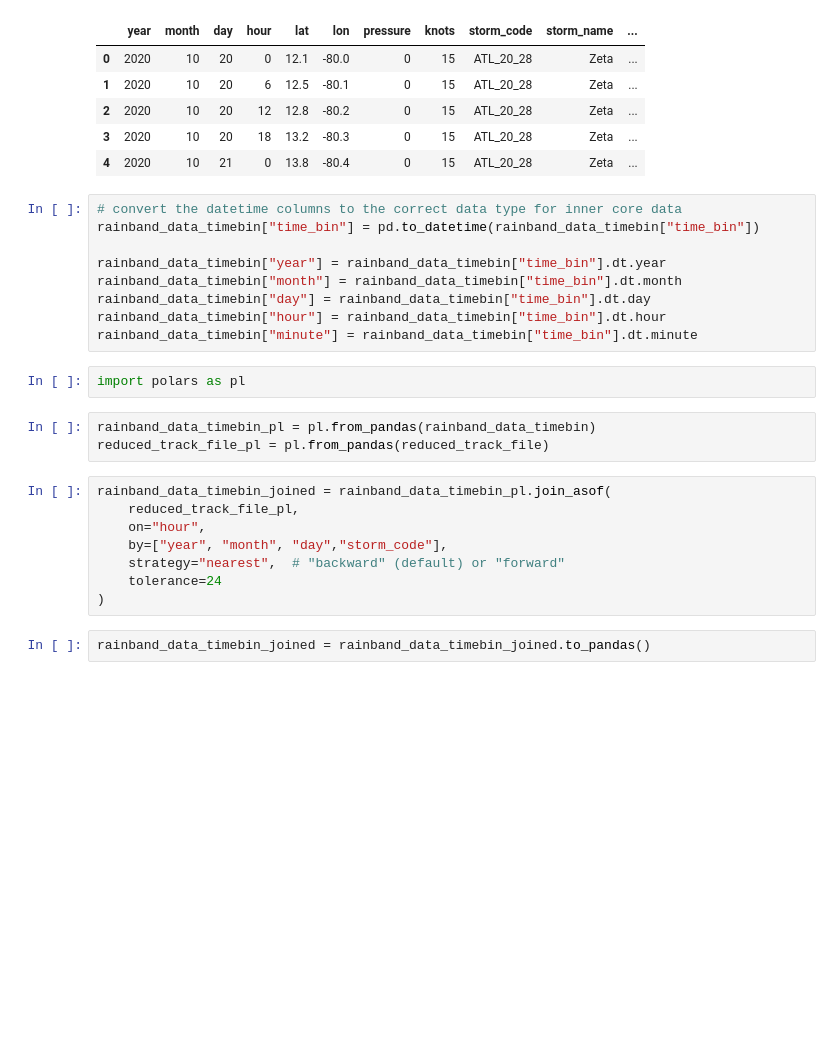
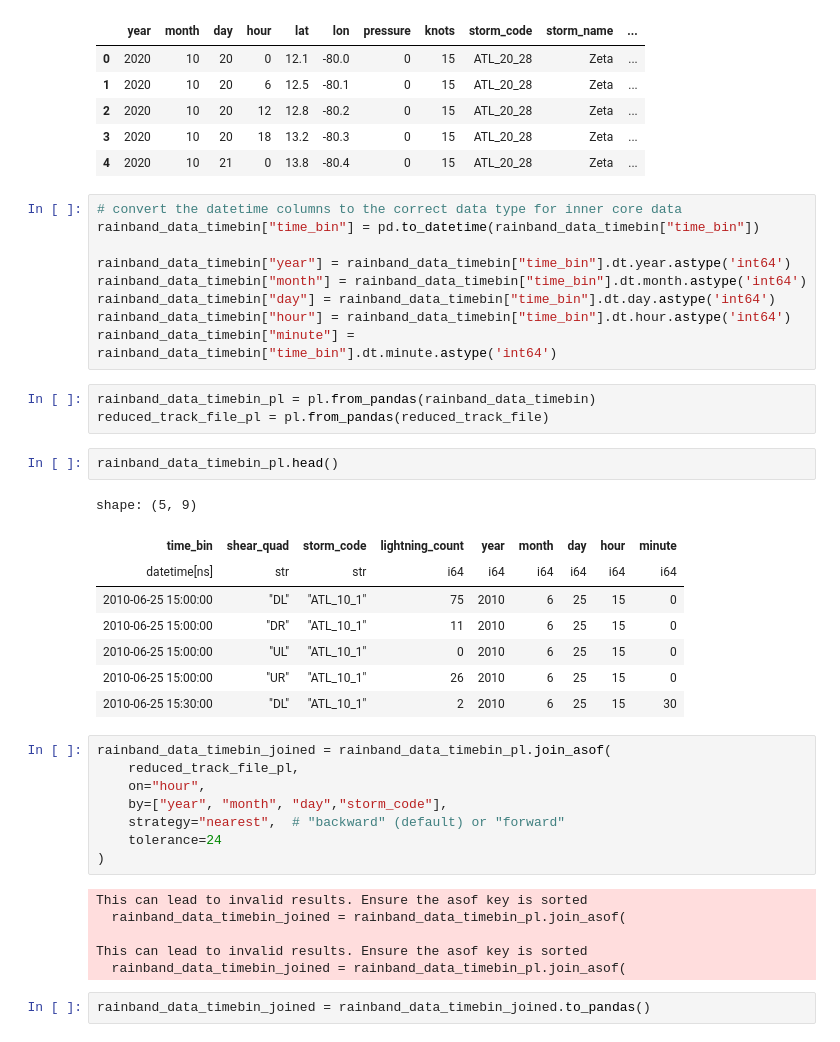
Before and after one commit to aprilggg/Lightning_Analysis_NWRA, a Jupyter notebook: data_pipeline/rainband_data.ipynb, the cells around one changed output. Saved outputs shown, nothing was run; the diff lists cells and outputs as text; blank space fills up the shorter version.

```diff
--- a/data_pipeline/rainband_data.ipynb
+++ b/data_pipeline/rainband_data.ipynb
@@ -464,16 +404,25 @@ reduced_track_file.head()
 # convert the datetime columns to the correct data type for inner core data
 rainband_data_timebin["time_bin"] = pd.to_datetime(rainband_data_timebin["time_bin"])
 
-rainband_data_timebin["year"] = rainband_data_timebin["time_bin"].dt.year
-rainband_data_timebin["month"] = rainband_data_timebin["time_bin"].dt.month
-rainband_data_timebin["day"] = rainband_data_timebin["time_bin"].dt.day
-rainband_data_timebin["hour"] = rainband_data_timebin["time_bin"].dt.hour
-rainband_data_timebin["minute"] = rainband_data_timebin["time_bin"].dt.minute
+rainband_data_timebin["year"] = rainband_data_timebin["time_bin"].dt.year.astype('int64')
+rainband_data_timebin["month"] = rainband_data_timebin["time_bin"].dt.month.astype('int64')
+rainband_data_timebin["day"] = rainband_data_timebin["time_bin"].dt.day.astype('int64')
+rainband_data_timebin["hour"] = rainband_data_timebin["time_bin"].dt.hour.astype('int64')
+rainband_data_timebin["minute"] = rainband_data_timebin["time_bin"].dt.minute.astype('int64')
-# %%
-import polars as pl
 # %%
 rainband_data_timebin_pl = pl.from_pandas(rainband_data_timebin)
 reduced_track_file_pl = pl.from_pandas(reduced_track_file)
+# %%
+rainband_data_timebin_pl.head()
+# %% [output]
+shape: (5, 9)
+| time_bin | shear_quad | storm_code | lightning_count | year | month | day | hour | minute |
+| datetime[ns] | str | str | i64 | i64 | i64 | i64 | i64 | i64 |
+| 2010-06-25 15:00:00 | "DL" | "ATL_10_1" | 75 | 2010 | 6 | 25 | 15 | 0 |
+| 2010-06-25 15:00:00 | "DR" | "ATL_10_1" | 11 | 2010 | 6 | 25 | 15 | 0 |
+| 2010-06-25 15:00:00 | "UL" | "ATL_10_1" | 0 | 2010 | 6 | 25 | 15 | 0 |
+| 2010-06-25 15:00:00 | "UR" | "ATL_10_1" | 26 | 2010 | 6 | 25 | 15 | 0 |
+| 2010-06-25 15:30:00 | "DL" | "ATL_10_1" | 2 | 2010 | 6 | 25 | 15 | 30 |
 # %%
 rainband_data_timebin_joined = rainband_data_timebin_pl.join_asof(
     reduced_track_file_pl,
@@ -482,6 +431,12 @@ rainband_data_timebin_joined = rainband_data_timebin_pl.join_asof(
     strategy="nearest",  # "backward" (default) or "forward"
     tolerance=24
 )
+# %% [output]
+This can lead to invalid results. Ensure the asof key is sorted
+  rainband_data_timebin_joined = rainband_data_timebin_pl.join_asof(
+
+This can lead to invalid results. Ensure the asof key is sorted
+  rainband_data_timebin_joined = rainband_data_timebin_pl.join_asof(
 # %%
 rainband_data_timebin_joined = rainband_data_timebin_joined.to_pandas()
 # %%
```
Also changed, not shown: parts of 8 cells of this notebook, 3 other files.
